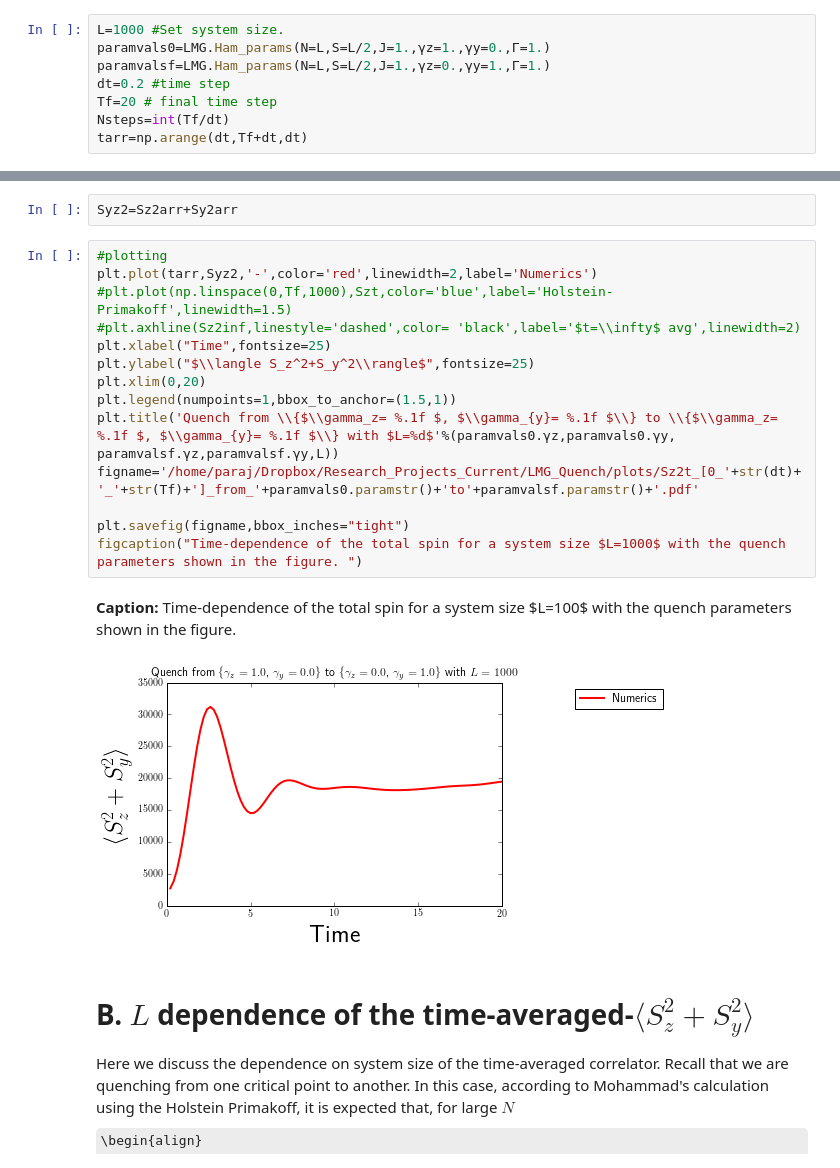
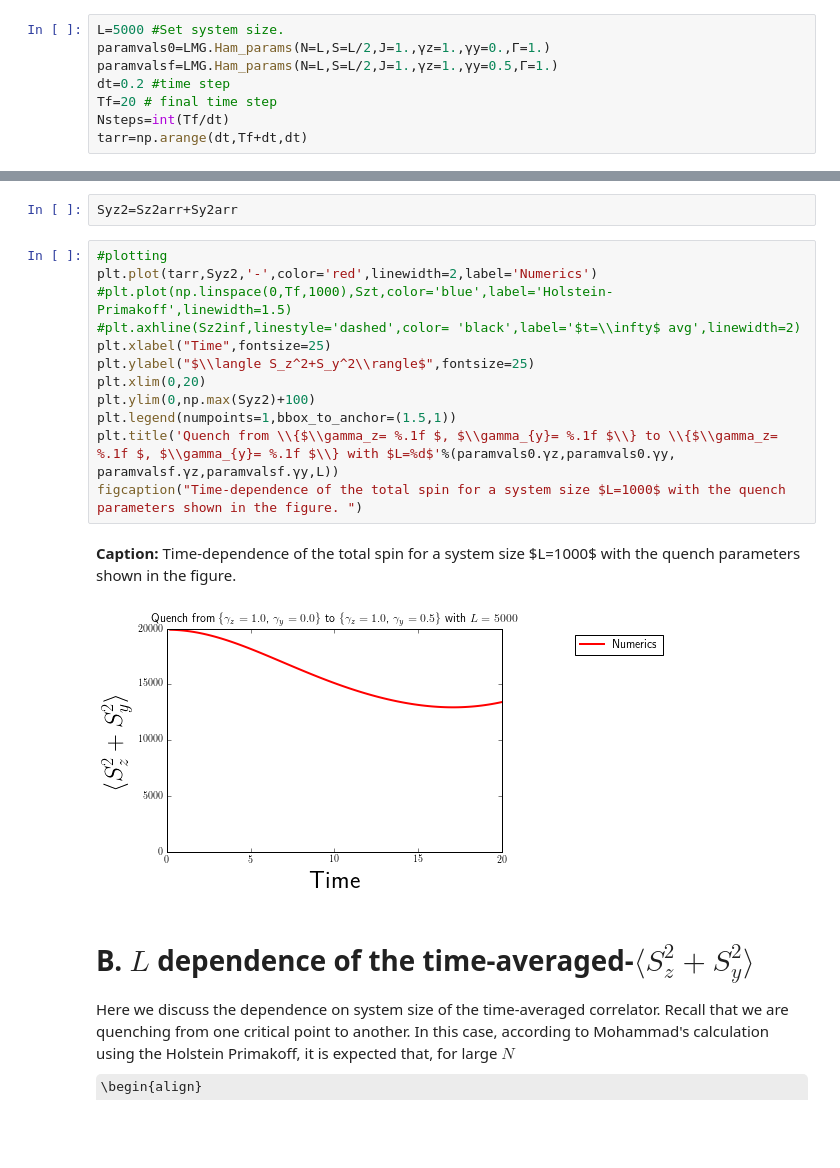
Before and after one commit to paraj003/LMG_quench, a Jupyter notebook: LMG_sim.ipynb, the cells around one changed output, grey strips where cells are left out. Saved outputs shown, nothing was run; the diff lists cells and outputs as text; some formulas as TeX source; blank space fills up the shorter version.

```diff
--- a/LMG_sim.ipynb
+++ b/LMG_sim.ipynb
@@ -216,9 +189,9 @@ For the numerics we choose the parameters for the critical quench,
 
 In this section we focus on a particular system size, (say $L=100$) and plot the time dependence of the spin on th $y-z$ plane.
 # %%
-L=1000 #Set system size.
+L=5000 #Set system size.
 paramvals0=LMG.Ham_params(N=L,S=L/2,J=1.,γz=1.,γy=0.,Γ=1.)
-paramvalsf=LMG.Ham_params(N=L,S=L/2,J=1.,γz=0.,γy=1.,Γ=1.)
+paramvalsf=LMG.Ham_params(N=L,S=L/2,J=1.,γz=1.,γy=0.5,Γ=1.)
 dt=0.2 #time step
 Tf=20 # final time step
 Nsteps=int(Tf/dt)
@@ -250,20 +223,18 @@ Syz2=Sz2arr+Sy2arr
 # %%
 #plotting
 plt.plot(tarr,Syz2,'-',color='red',linewidth=2,label='Numerics')
 #plt.plot(np.linspace(0,Tf,1000),Szt,color='blue',label='Holstein-Primakoff',linewidth=1.5)
 #plt.axhline(Sz2inf,linestyle='dashed',color= 'black',label='$t=\\infty$ avg',linewidth=2)
 plt.xlabel("Time",fontsize=25)
 plt.ylabel("$\\langle S_z^2+S_y^2\\rangle$",fontsize=25)
 plt.xlim(0,20)
+plt.ylim(0,np.max(Syz2)+100)
 plt.legend(numpoints=1,bbox_to_anchor=(1.5,1))
 plt.title('Quench from \\{$\\gamma_z= %.1f $, $\\gamma_{y}= %.1f $\\} to \\{$\\gamma_z= %.1f $, $\\gamma_{y}= %.1f $\\} with $L=%d$'%(paramvals0.γz,paramvals0.γy, paramvalsf.γz,paramvalsf.γy,L))
-figname='/home/paraj/Dropbox/Research_Projects_Current/LMG_Quench/plots/Sz2t_[0_'+str(dt)+'_'+str(Tf)+']_from_'+paramvals0.paramstr()+'to'+paramvalsf.paramstr()+'.pdf'
-
-plt.savefig(figname,bbox_inches="tight")
 figcaption("Time-dependence of the total spin for a system size $L=1000$ with the quench parameters shown in the figure. ")
 # %% [output]
-Caption: Time-dependence of the total spin for a system size $L=100$ with the quench parameters shown in the figure.
+Caption: Time-dependence of the total spin for a system size $L=1000$ with the quench parameters shown in the figure.
-[figure, old version]
+[figure, new version]
 # %% [markdown]
 # B. $L$ dependence of the time-averaged-$\langle S_z^2+S_y^2\rangle$
 Here we discuss the dependence on system size of the time-averaged correlator. Recall that we are quenching from one critical point to another. In this case, according to Mohammad's calculation using the Holstein Primakoff, it is expected that, for large $N$
```
Also changed, not shown: parts of 26 cells of this notebook.
